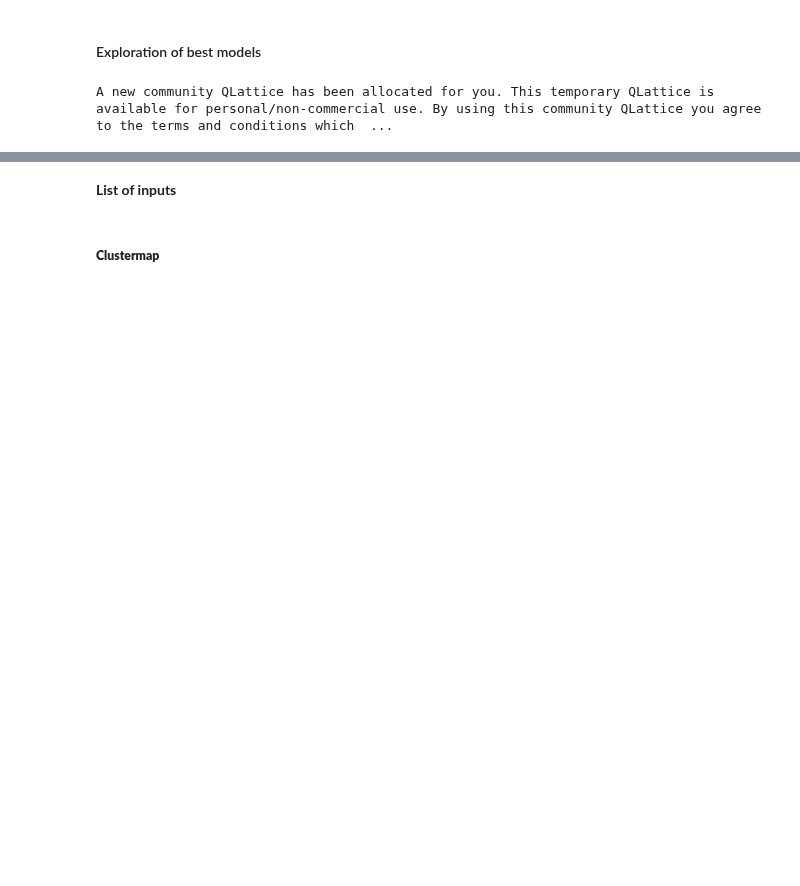
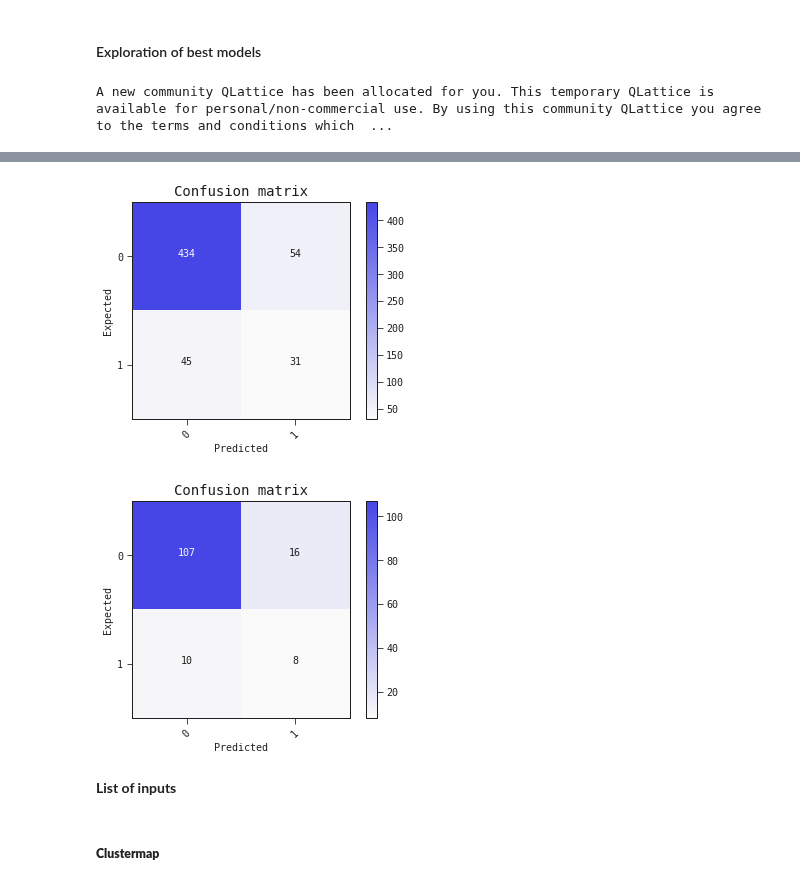
Before and after one commit to abzu-ai/QLattice-clinical-omics, a Jupyter notebook: notebooks/bc_case_multi.ipynb, the cells around one changed output, grey strips where cells are left out. Drawn from its saved outputs; the diff is of its cells as text; code cells hidden in the pictures; blank space fills up the shorter version.

```diff
--- a/notebooks/bc_case_multi.ipynb
+++ b/notebooks/bc_case_multi.ipynb
@@ -104,3 +111,9 @@ for i, (train, val) in enumerate(kfold_test.split(data, data[target])):
+# %%
+models_trained[0].plot_confusion_matrix(train_list[0], filename = '../figures/bc_mc3_confusion_train.pdf')
+models_trained[0].plot_confusion_matrix(val_list[0], filename='../figures/bc_mc3_confusion_test.pdf')
+# %% [output]
+[figure, added]
+[figure, added]
 # %% [markdown]
 **List of inputs**
 # %%
```
Also changed, not shown: parts of 104 cells of this notebook, 2 other files.
